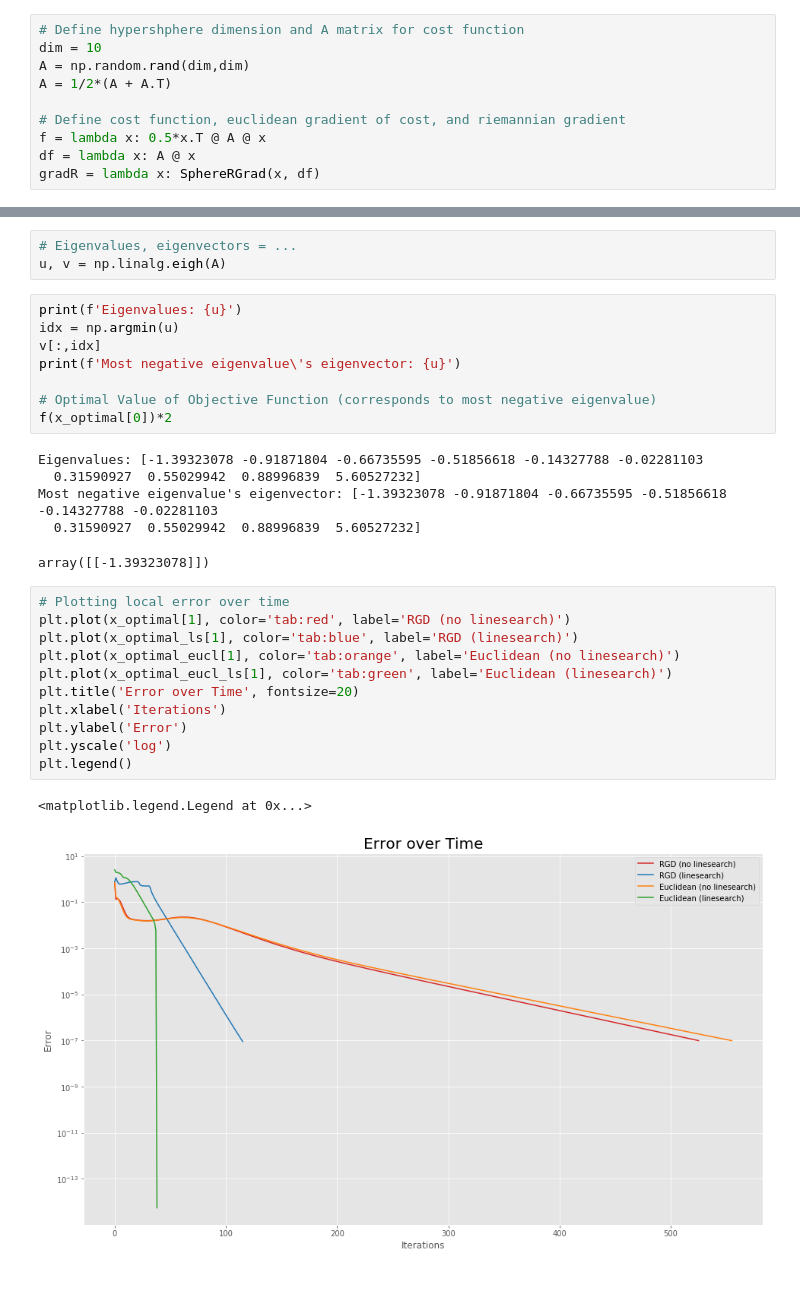
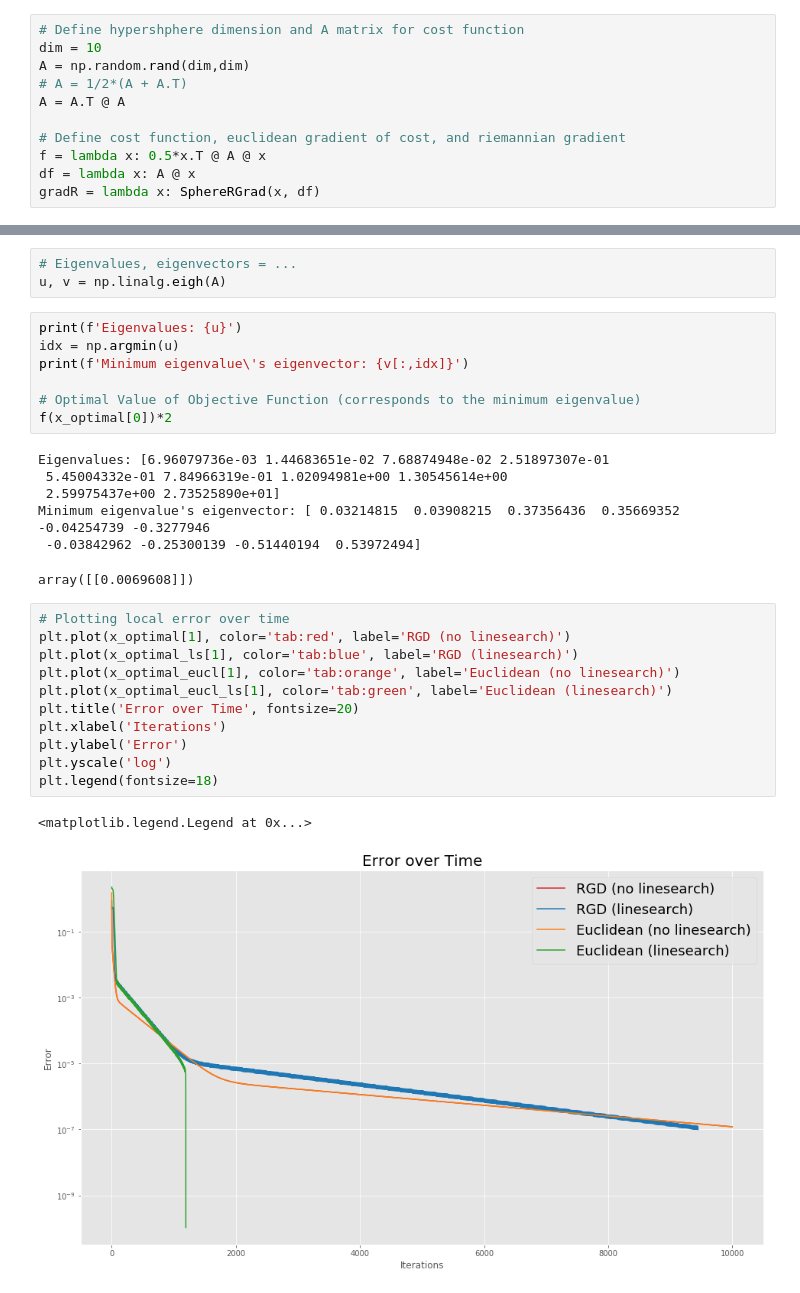
Before and after one commit to brfi3983/Manifold-Optimization, a Jupyter notebook: pymanopt_testing.ipynb, the cells around one changed output, grey strips where cells are left out. Saved outputs shown, nothing was run; the diff lists cells and outputs as text.

```diff
--- a/pymanopt_testing.ipynb
+++ b/pymanopt_testing.ipynb
@@ -160,7 +159,8 @@ def linesearch(x, f, GradRet, GradR):
 # Define hypershphere dimension and A matrix for cost function
 dim = 10
 A = np.random.rand(dim,dim)
-A = 1/2*(A + A.T)
+# A = 1/2*(A + A.T)
+A = A.T @ A
 
 # Define cost function, euclidean gradient of cost, and riemannian gradient
 f = lambda x: 0.5*x.T @ A @ x
@@ -208,28 +208,28 @@ u, v = np.linalg.eigh(A)
 # %%
 print(f'Eigenvalues: {u}')
 idx = np.argmin(u)
-v[:,idx]
-print(f'Most negative eigenvalue\'s eigenvector: {u}')
+print(f'Minimum eigenvalue\'s eigenvector: {v[:,idx]}')
 
-# Optimal Value of Objective Function (corresponds to most negative eigenvalue)
+# Optimal Value of Objective Function (corresponds to the minimum eigenvalue)
 f(x_optimal[0])*2
 # %% [output]
-Eigenvalues: [-1.39323078 -0.91871804 -0.66735595 -0.51856618 -0.14327788 -0.02281103
-  0.31590927  0.55029942  0.88996839  5.60527232]
-Most negative eigenvalue's eigenvector: [-1.39323078 -0.91871804 -0.66735595 -0.51856618 -0.14327788 -0.02281103
-  0.31590927  0.55029942  0.88996839  5.60527232]
+Eigenvalues: [6.96079736e-03 1.44683651e-02 7.68874948e-02 2.51897307e-01
+ 5.45004332e-01 7.84966319e-01 1.02094981e+00 1.30545614e+00
+ 2.59975437e+00 2.73525890e+01]
+Minimum eigenvalue's eigenvector: [ 0.03214815  0.03908215  0.37356436  0.35669352 -0.04254739 -0.3277946
+ -0.03842962 -0.25300139 -0.51440194  0.53972494]
-array([[-1.39323078]])
+array([[0.0069608]])
 # %%
 # Plotting local error over time
 plt.plot(x_optimal[1], color='tab:red', label='RGD (no linesearch)')
 plt.plot(x_optimal_ls[1], color='tab:blue', label='RGD (linesearch)')
 plt.plot(x_optimal_eucl[1], color='tab:orange', label='Euclidean (no linesearch)')
 plt.plot(x_optimal_eucl_ls[1], color='tab:green', label='Euclidean (linesearch)')
 plt.title('Error over Time', fontsize=20)
 plt.xlabel('Iterations')
 plt.ylabel('Error')
 plt.yscale('log')
-plt.legend()
+plt.legend(fontsize=18)
 # %% [output]
 <matplotlib.legend.Legend at 0x...>
-[figure, old version]
+[figure, new version]
```
Also changed, not shown: parts of 21 cells of this notebook.
